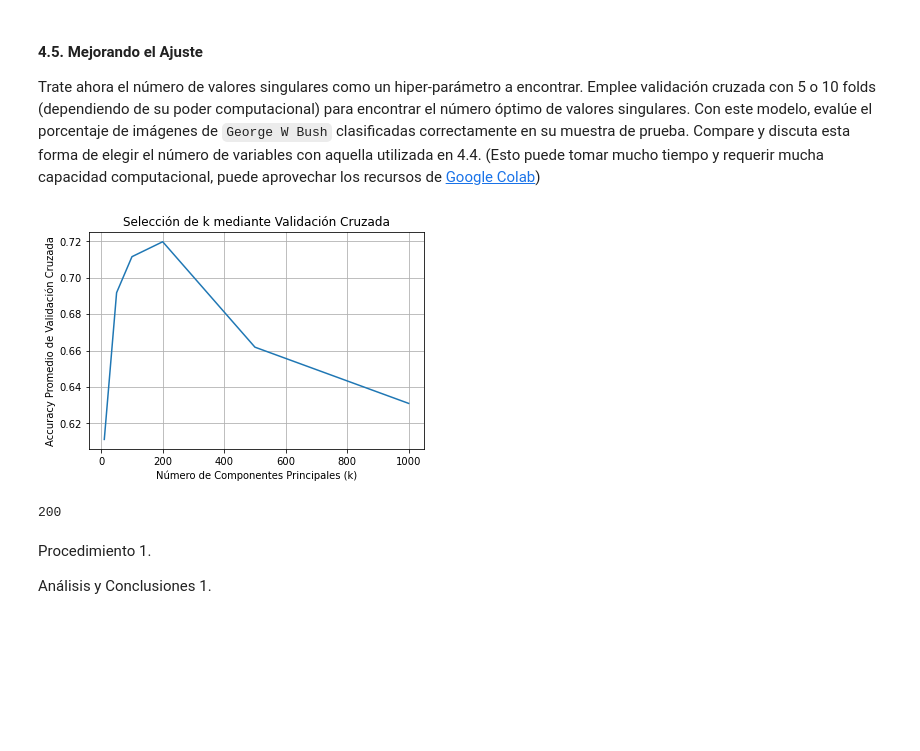
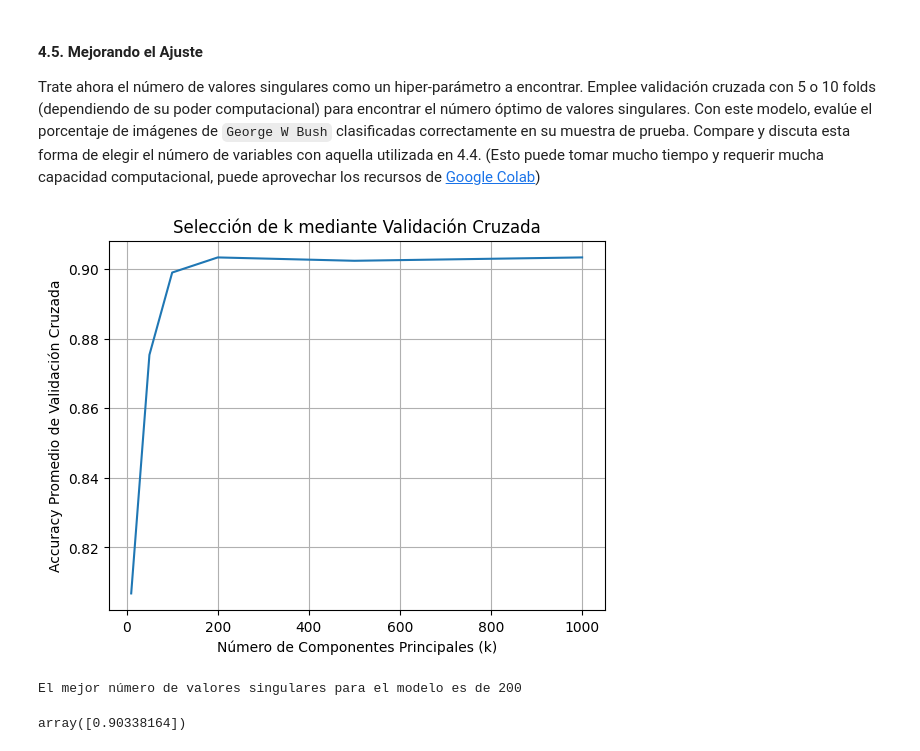
Before and after one commit to jddiaze/AprendizajeNoSupervisado, a Jupyter notebook: Semana2/S2_LC_Taller_SVD.ipynb, the cells around one changed output. Saved outputs shown, nothing was run; the diff lists cells and outputs as text; code cells hidden in the pictures; blank space fills up the shorter version.

```diff
--- a/Semana2/S2_LC_Taller_SVD.ipynb
+++ b/Semana2/S2_LC_Taller_SVD.ipynb
@@ -559,7 +559,7 @@ Vt_test_k = Vt_test[0:k, :]
 n1,k1=X_train.shape
 n2,k2=X_test.shape
 
-S2_train_k= np.resize(S_train,[n1,1])*np.eye(n1,k2)
+S2_train_k= np.resize(S_train,[n1,1])*np.eye(n1,k1)
 S2_test_k= np.resize(S_test,[n2,1])*np.eye(n2,k2)
 
 S2_train_k = S2_train_k[0:k,0:k]
@@ -568,8 +568,6 @@ S2_test_k = S2_test_k[0:k,0:k]
 # Reconstruir las matrices con los k componentes principales
 X_train_reconstructed = np.dot(U_train_k, np.dot(S2_train_k, Vt_train_k))
 X_test_reconstructed = np.dot(U_test_k, np.dot(S2_test_k, Vt_test_k))
-# Construir el modelo logístico
-Modelo_Logistico = LogisticRegression(solver='sag', random_state=10101, max_iter=1000)
 
 # Entrenar el modelo logístico en la base de entrenamiento reconstruida
 Modelo_Logistico.fit(X_train_reconstructed, y_train)
@@ -606,44 +605,42 @@ S2_train_k= np.resize(S_train,[n1,1])*np.eye(n1,k2)
 S2_test_k= np.resize(S_test,[n2,1])*np.eye(n2,k2)
 # %%
 # Realizar búsqueda de hiperparámetros utilizando validación cruzada con GridSearchCV
-param_grid = {'C': [1.0], 'solver': ['sag'], 'max_iter': [1000]}
+param_grid = {'random_state': [10101], 'solver': ['sag'], 'max_iter': [1000]}
 grid_search_results = {}
 
 for k in k_values:
     # Reconstruir las matrices con los k componentes principales
     X_train_reconstructed = np.dot(U_train[:, :k], np.dot(S2_train_k[0:k,0:k], Vt_train[:k, :]))
     X_test_reconstructed = np.dot(U_test[:, :k], np.dot(S2_test_k[0:k,0:k], Vt_test[:k, :]))
 
     # Construir el modelo logístico
-    modelo_logistico = LogisticRegression(solver='sag', random_state=10101, max_iter=1000)
+    modelo_logistico = LogisticRegression()
 
     # Realizar búsqueda de hiperparámetros
     grid_search = GridSearchCV(estimator=modelo_logistico, param_grid=param_grid, cv=5, scoring='accuracy')
     grid_search.fit(X_train_reconstructed, y_train)
 
     # Almacenar los resultados en el diccionario
     grid_search_results[k] = grid_search
 
 # Graficar los resultados de la validación cruzada
 mean_test_scores = [grid_search_results[k].best_score_ for k in k_values]
 plt.plot(k_values, mean_test_scores)
 plt.xlabel('Número de Componentes Principales (k)')
 plt.ylabel('Accuracy Promedio de Validación Cruzada')
 plt.title('Selección de k mediante Validación Cruzada')
 plt.grid(True)
 plt.show()
 
 # Obtener el mejor valor de k encontrado
 best_k = max(grid_search_results, key=lambda k: grid_search_results[k].best_score_)
 # %% [output]
-[figure, old version]
+[figure, new version]
-# %%
-best_k
-# %% [output]
-200
-# %% [markdown]
-Procedimiento
-1.
-
-Análisis y Conclusiones
-1.
+# %%
+print(f"El mejor número de valores singulares para el modelo es de {best_k}")
+# %% [output]
+El mejor número de valores singulares para el modelo es de 200
+# %%
+grid_search_results[200].cv_results_['mean_test_score']
+# %% [output]
+array([0.90338164])
```
Also changed, not shown: parts of 5 cells of this notebook.
